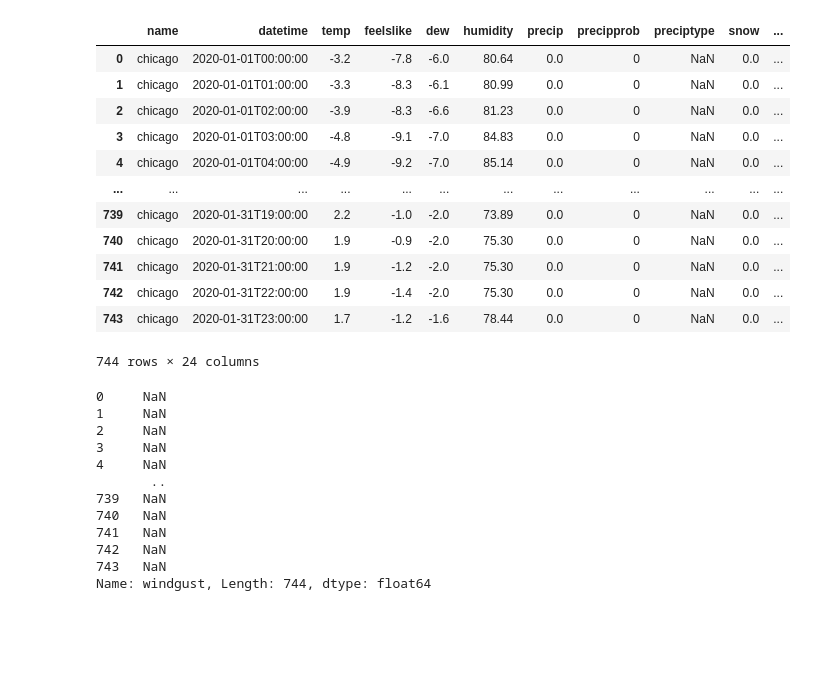
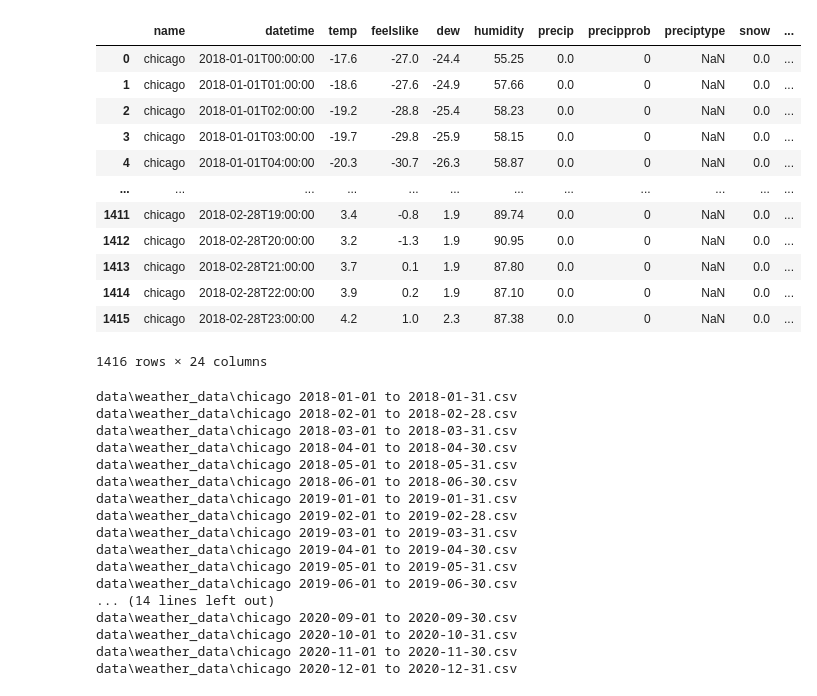
Before and after one commit to krukj/ChicagoCrashesETL, a Jupyter notebook: test.ipynb, the cells around one changed output. Saved outputs shown, nothing was run; the diff lists cells and outputs as text; code cells hidden in the pictures; blank space fills up the shorter version.

```diff
--- a/test.ipynb
+++ b/test.ipynb
@@ -3,37 +3,50 @@ import pandas as pd
 import os
 import requests
 # %%
-pogoda = pd.read_csv('./weather_data/chicago 2020-01-01 to 2020-01-31.csv')
-pogoda
+pogoda1 = pd.read_csv('./data/weather_data/chicago 2018-01-01 to 2018-01-31.csv')
+pogoda2 = pd.read_csv('./data/weather_data/chicago 2018-02-01 to 2018-02-28.csv')
-# %% [output]
-|  | name | datetime | temp | feelslike | dew | humidity | precip | precipprob | preciptype | snow | ... |
-| 0 | chicago | 2020-01-01T00:00:00 | -3.2 | -7.8 | -6.0 | 80.64 | 0.0 | 0 | NaN | 0.0 | ... |
-| 1 | chicago | 2020-01-01T01:00:00 | -3.3 | -8.3 | -6.1 | 80.99 | 0.0 | 0 | NaN | 0.0 | ... |
-| 2 | chicago | 2020-01-01T02:00:00 | -3.9 | -8.3 | -6.6 | 81.23 | 0.0 | 0 | NaN | 0.0 | ... |
-| 3 | chicago | 2020-01-01T03:00:00 | -4.8 | -9.1 | -7.0 | 84.83 | 0.0 | 0 | NaN | 0.0 | ... |
-| 4 | chicago | 2020-01-01T04:00:00 | -4.9 | -9.2 | -7.0 | 85.14 | 0.0 | 0 | NaN | 0.0 | ... |
-| ... | ... | ... | ... | ... | ... | ... | ... | ... | ... | ... | ... |
-| 739 | chicago | 2020-01-31T19:00:00 | 2.2 | -1.0 | -2.0 | 73.89 | 0.0 | 0 | NaN | 0.0 | ... |
-| 740 | chicago | 2020-01-31T20:00:00 | 1.9 | -0.9 | -2.0 | 75.30 | 0.0 | 0 | NaN | 0.0 | ... |
-| 741 | chicago | 2020-01-31T21:00:00 | 1.9 | -1.2 | -2.0 | 75.30 | 0.0 | 0 | NaN | 0.0 | ... |
-| 742 | chicago | 2020-01-31T22:00:00 | 1.9 | -1.4 | -2.0 | 75.30 | 0.0 | 0 | NaN | 0.0 | ... |
-| 743 | chicago | 2020-01-31T23:00:00 | 1.7 | -1.2 | -1.6 | 78.44 | 0.0 | 0 | NaN | 0.0 | ... |
-744 rows × 24 columns
 # %%
-pogoda['windgust']
+df = pd.concat([pogoda1, pogoda2], ignore_index=True)
-# %% [output]
-0     NaN
-1     NaN
-2     NaN
-3     NaN
-4     NaN
-       ..
-739   NaN
-740   NaN
-741   NaN
-742   NaN
-743   NaN
-Name: windgust, Length: 744, dtype: float64
+# %%
+df
+# %% [output]
+|  | name | datetime | temp | feelslike | dew | humidity | precip | precipprob | preciptype | snow | ... |
+| 0 | chicago | 2018-01-01T00:00:00 | -17.6 | -27.0 | -24.4 | 55.25 | 0.0 | 0 | NaN | 0.0 | ... |
+| 1 | chicago | 2018-01-01T01:00:00 | -18.6 | -27.6 | -24.9 | 57.66 | 0.0 | 0 | NaN | 0.0 | ... |
+| 2 | chicago | 2018-01-01T02:00:00 | -19.2 | -28.8 | -25.4 | 58.23 | 0.0 | 0 | NaN | 0.0 | ... |
+| 3 | chicago | 2018-01-01T03:00:00 | -19.7 | -29.8 | -25.9 | 58.15 | 0.0 | 0 | NaN | 0.0 | ... |
+| 4 | chicago | 2018-01-01T04:00:00 | -20.3 | -30.7 | -26.3 | 58.87 | 0.0 | 0 | NaN | 0.0 | ... |
+| ... | ... | ... | ... | ... | ... | ... | ... | ... | ... | ... | ... |
+| 1411 | chicago | 2018-02-28T19:00:00 | 3.4 | -0.8 | 1.9 | 89.74 | 0.0 | 0 | NaN | 0.0 | ... |
+| 1412 | chicago | 2018-02-28T20:00:00 | 3.2 | -1.3 | 1.9 | 90.95 | 0.0 | 0 | NaN | 0.0 | ... |
+| 1413 | chicago | 2018-02-28T21:00:00 | 3.7 | 0.1 | 1.9 | 87.80 | 0.0 | 0 | NaN | 0.0 | ... |
+| 1414 | chicago | 2018-02-28T22:00:00 | 3.9 | 0.2 | 1.9 | 87.10 | 0.0 | 0 | NaN | 0.0 | ... |
+| 1415 | chicago | 2018-02-28T23:00:00 | 4.2 | 1.0 | 2.3 | 87.38 | 0.0 | 0 | NaN | 0.0 | ... |
+1416 rows × 24 columns
+# %%
+from pathlib import Path
+
+dirpath = Path('./data/weather_data')
+for file in dirpath.iterdir():
+    print(file)
+# %% [output]
+data\weather_data\chicago 2018-01-01 to 2018-01-31.csv
+data\weather_data\chicago 2018-02-01 to 2018-02-28.csv
+data\weather_data\chicago 2018-03-01 to 2018-03-31.csv
+data\weather_data\chicago 2018-04-01 to 2018-04-30.csv
+data\weather_data\chicago 2018-05-01 to 2018-05-31.csv
+data\weather_data\chicago 2018-06-01 to 2018-06-30.csv
+data\weather_data\chicago 2019-01-01 to 2019-01-31.csv
+data\weather_data\chicago 2019-02-01 to 2019-02-28.csv
+data\weather_data\chicago 2019-03-01 to 2019-03-31.csv
+data\weather_data\chicago 2019-04-01 to 2019-04-30.csv
+data\weather_data\chicago 2019-05-01 to 2019-05-31.csv
+data\weather_data\chicago 2019-06-01 to 2019-06-30.csv
+... (14 lines left out)
+data\weather_data\chicago 2020-09-01 to 2020-09-30.csv
+data\weather_data\chicago 2020-10-01 to 2020-10-31.csv
+data\weather_data\chicago 2020-11-01 to 2020-11-30.csv
+data\weather_data\chicago 2020-12-01 to 2020-12-31.csv
 # %%
 crashes = pd.read_csv('./crashes_data/Traffic_Crashes_-_Crashes_20250408.csv')
 people = pd.read_csv('./crashes_data/Traffic_Crashes_-_People_20250408.csv')
```
Also changed, not shown: parts of 11 cells of this notebook, 7 other files.
